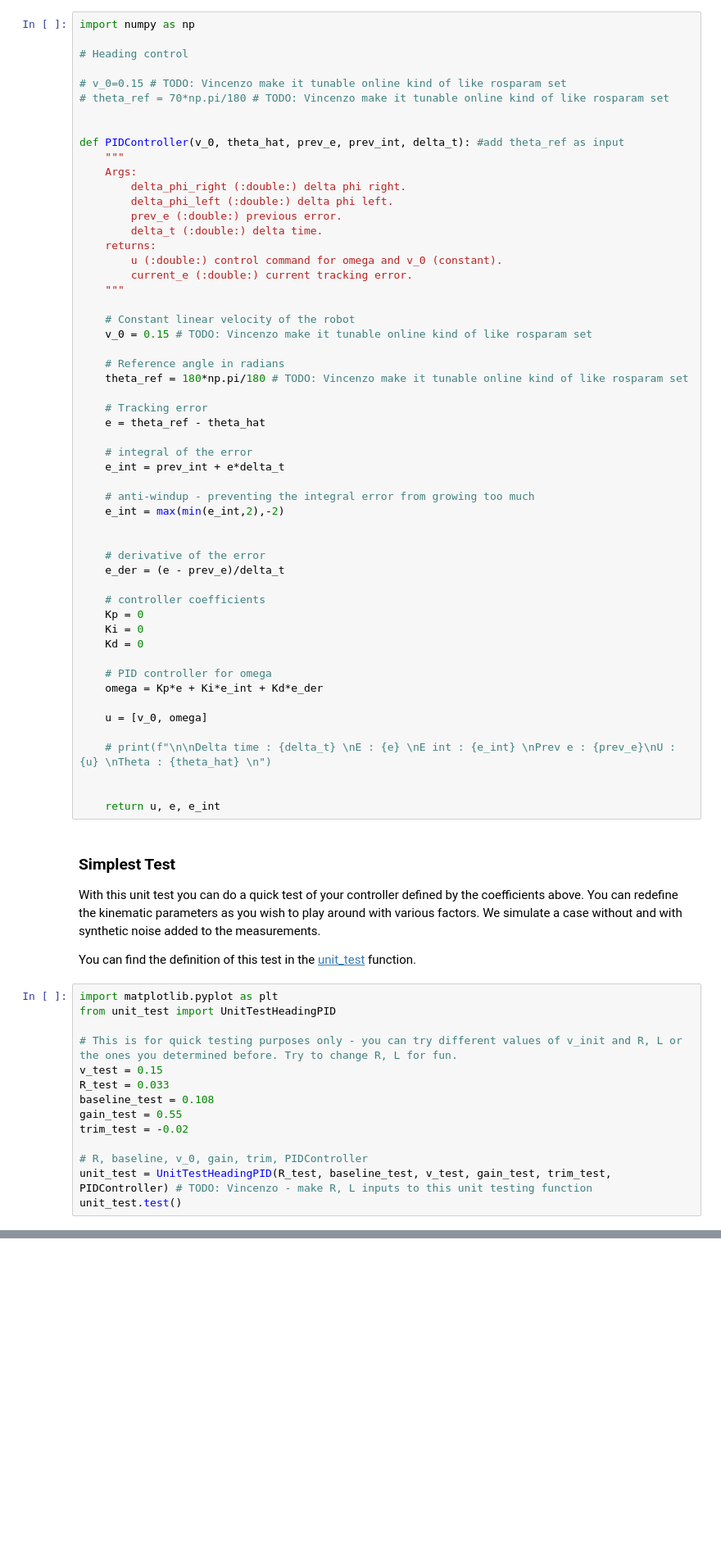
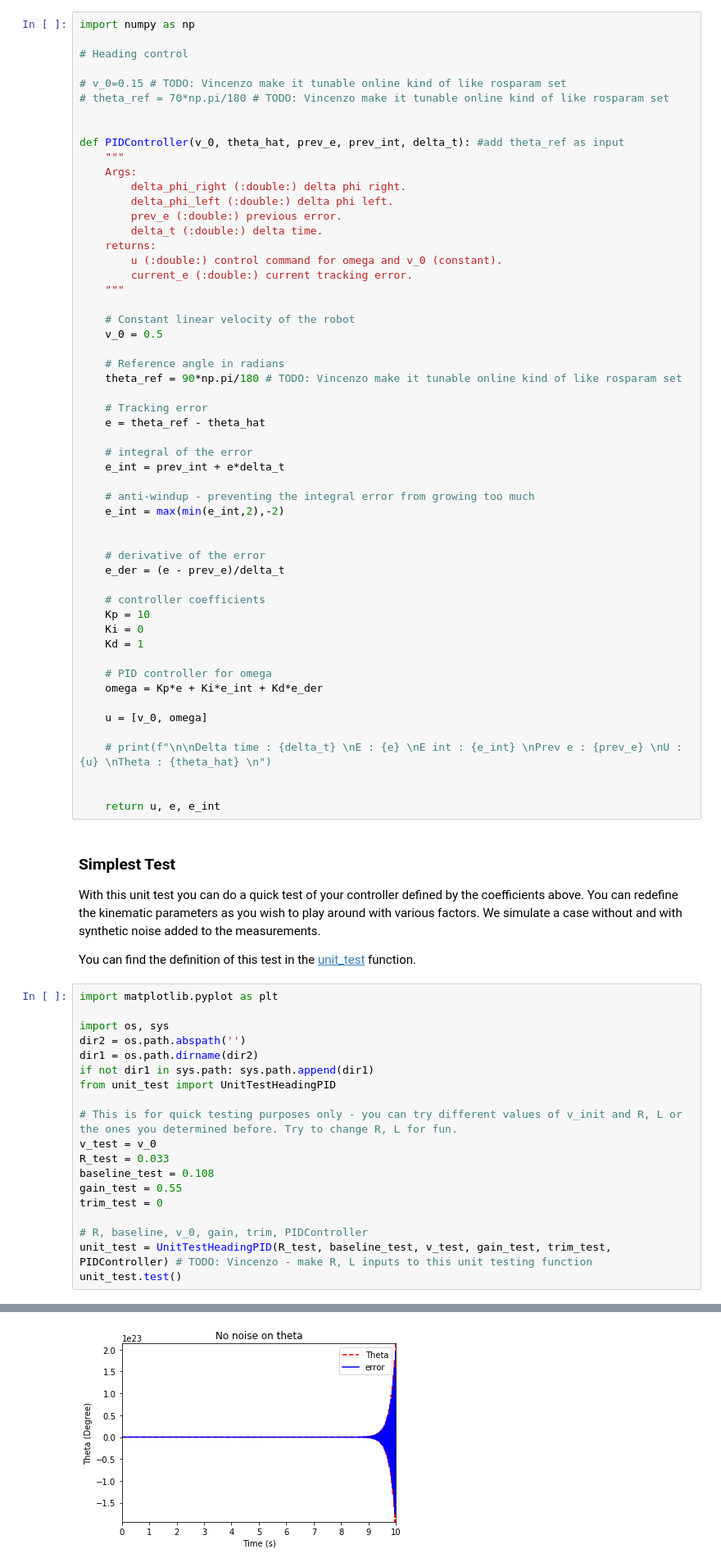
Before and after one commit to olivier-2018/dt-exercises, a Jupyter notebook: mooc-modcon/solution/06-PID-Control/PID_controller.ipynb, the cells around one changed output, grey strips where cells are left out. Shown at 82% size. Drawn from its saved outputs; the diff is of its cells as text; blank space fills up the shorter version.

```diff
--- a/mooc-modcon/solution/06-PID-Control/PID_controller.ipynb
+++ b/mooc-modcon/solution/06-PID-Control/PID_controller.ipynb
@@ -75,10 +75,10 @@ def PIDController(v_0, theta_hat, prev_e, prev_int, delta_t): #add theta_ref as
     """
 
     # Constant linear velocity of the robot
-    v_0 = 0.15 # TODO: Vincenzo make it tunable online kind of like rosparam set
+    v_0 = 0.5
 
     # Reference angle in radians
-    theta_ref = 180*np.pi/180 # TODO: Vincenzo make it tunable online kind of like rosparam set
+    theta_ref = 90*np.pi/180 # TODO: Vincenzo make it tunable online kind of like rosparam set
 
     # Tracking error
     e = theta_ref - theta_hat
@@ -94,16 +94,16 @@ def PIDController(v_0, theta_hat, prev_e, prev_int, delta_t): #add theta_ref as
     e_der = (e - prev_e)/delta_t
 
     # controller coefficients
-    Kp = 0
+    Kp = 10
     Ki = 0
-    Kd = 0
+    Kd = 1
 
     # PID controller for omega
     omega = Kp*e + Ki*e_int + Kd*e_der
 
     u = [v_0, omega]
 
-    # print(f"\n\nDelta time : {delta_t} \nE : {e} \nE int : {e_int} \nPrev e : {prev_e}\nU : {u} \nTheta : {theta_hat} \n")
+    # print(f"\n\nDelta time : {delta_t} \nE : {e} \nE int : {e_int} \nPrev e : {prev_e} \nU : {u} \nTheta : {theta_hat} \n")
 
 
     return u, e, e_int
@@ -115,14 +115,19 @@ With this unit test you can do a quick test of your controller defined by the co
 You can find the definition of this test in the [unit_test](./unite_test.py) function.
 # %%
 import matplotlib.pyplot as plt
+
+import os, sys
+dir2 = os.path.abspath('')
+dir1 = os.path.dirname(dir2)
+if not dir1 in sys.path: sys.path.append(dir1)
 from unit_test import UnitTestHeadingPID
 
 # This is for quick testing purposes only - you can try different values of v_init and R, L or the ones you determined before. Try to change R, L for fun.
-v_test = 0.15
+v_test = v_0
 R_test = 0.033
 baseline_test = 0.108
 gain_test = 0.55
-trim_test = -0.02
+trim_test = 0
 
 # R, baseline, v_0, gain, trim, PIDController
 unit_test = UnitTestHeadingPID(R_test, baseline_test, v_test, gain_test, trim_test, PIDController) # TODO: Vincenzo - make R, L inputs to this unit testing function
@@ -131,0 +153 @@ ModuleNotFoundError: No module named 'unit_test'
+[figure, added]
```
Also changed, not shown: parts of 1 cell of this notebook, 4 other files.
